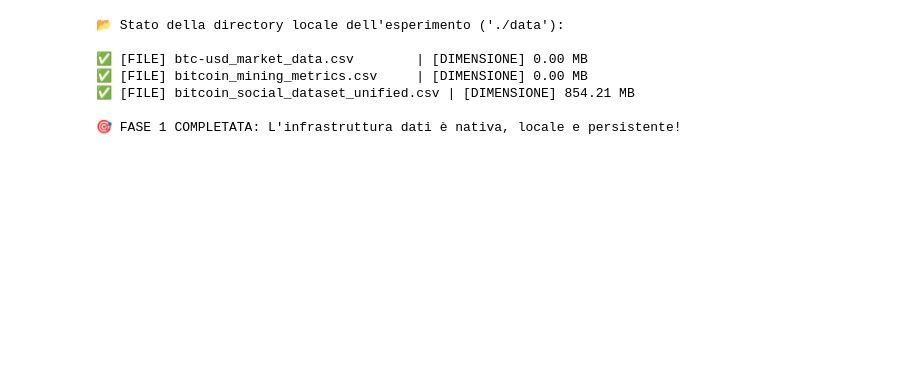
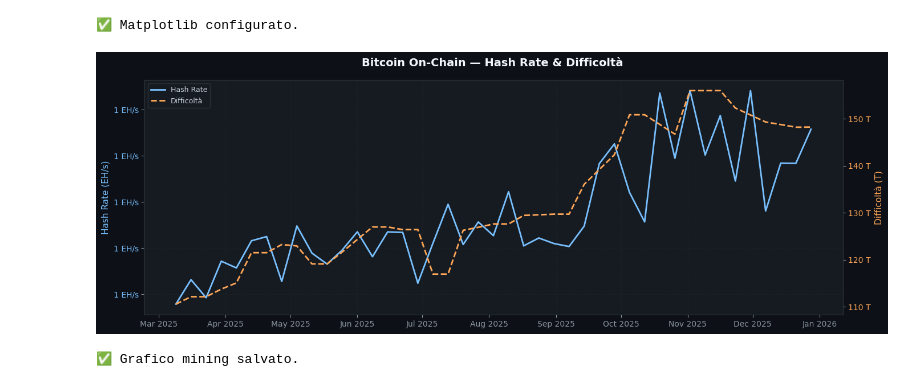
Before and after one commit to amerigovegliante/snap, a Jupyter notebook: tests.ipynb, the cells around one changed output. Drawn from its saved outputs; the diff is of its cells as text; code cells hidden in the pictures; blank space fills up the shorter version.

```diff
--- a/tests.ipynb
+++ b/tests.ipynb
@@ -141,17 +74,63 @@ plt.show()
-# %%
-print("Stato della directory locale dell'esperimento ('./data'):\n")
-
-file_generati = os.listdir("./data")
-for file in file_generati:
-    peso_mb = os.path.getsize(f"./data/{file}") / (1024 * 1024)
-    print(f"[FILE] {file:<30} | [DIMENSIONE] {peso_mb:.2f} MB")
-
-print("\n🎯 FASE 1 COMPLETATA: L'infrastruttura dati è nativa, locale e persistente!")
-# %% [output]
-📂 Stato della directory locale dell'esperimento ('./data'):
-
-✅ [FILE] btc-usd_market_data.csv        | [DIMENSIONE] 0.00 MB
-✅ [FILE] bitcoin_mining_metrics.csv     | [DIMENSIONE] 0.00 MB
-✅ [FILE] bitcoin_social_dataset_unified.csv | [DIMENSIONE] 854.21 MB
-
-🎯 FASE 1 COMPLETATA: L'infrastruttura dati è nativa, locale e persistente!
+# %%
+df_mining = ingestor.fetch_mining_metrics()
+df_energy = ingestor.fetch_energy_cost(df_mining=df_mining)
+# %%
+import matplotlib.pyplot as plt
+import matplotlib.dates as mdates
+import matplotlib.gridspec as gridspec
+
+plt.rcParams.update({
+    'figure.facecolor': '#0d1117',
+    'axes.facecolor': '#161b22',
+    'axes.edgecolor': '#30363d',
+    'axes.labelcolor': '#c9d1d9',
+    'xtick.color': '#8b949e',
+    'ytick.color': '#8b949e',
+    'text.color': '#c9d1d9',
+    'grid.color': '#21262d',
+    'grid.linestyle': '--',
+    'grid.alpha': 0.6,
+    'legend.facecolor': '#161b22',
+    'legend.edgecolor': '#30363d',
+})
+
+print('✅ Matplotlib configurato.')
+# %% [output]
+✅ Matplotlib configurato.
+# %%
+fig, ax1 = plt.subplots(figsize=(14, 5))
+fig.suptitle('Bitcoin On-Chain — Hash Rate & Difficoltà', fontsize=14, fontweight='bold', color='#f0f6fc')
+
+# Hash Rate (asse sinistro)
+color_hr = '#79c0ff'
+ax1.set_ylabel('Hash Rate (EH/s)', fontsize=11, color=color_hr)
+ax1.plot(df_mining.index, df_mining['hash_rate'] / 1e9,
+         color=color_hr, linewidth=2, label='Hash Rate')
+ax1.tick_params(axis='y', labelcolor=color_hr)
+ax1.yaxis.set_major_formatter(plt.FuncFormatter(lambda x, _: f'{x:.0f} EH/s'))
+
+# Difficoltà (asse destro)
+ax2 = ax1.twinx()
+color_diff = '#ffa657'
+ax2.set_ylabel('Difficoltà (T)', fontsize=11, color=color_diff)
+ax2.plot(df_mining.index, df_mining['difficulty'] / 1e12,
+         color=color_diff, linewidth=2, linestyle='--', label='Difficoltà')
+ax2.tick_params(axis='y', labelcolor=color_diff)
+ax2.yaxis.set_major_formatter(plt.FuncFormatter(lambda x, _: f'{x:.0f} T'))
+
+# Legenda combinata
+lines1, labels1 = ax1.get_legend_handles_labels()
+lines2, labels2 = ax2.get_legend_handles_labels()
+ax1.legend(lines1 + lines2, labels1 + labels2, loc='upper left', fontsize=9)
+
+ax1.xaxis.set_major_formatter(mdates.DateFormatter('%b %Y'))
+ax1.xaxis.set_major_locator(mdates.MonthLocator())
+ax1.grid(True)
+plt.xticks(rotation=30)
+plt.tight_layout()
+plt.savefig('./data/chart_mining.png', dpi=150, bbox_inches='tight')
+plt.show()
+print('✅ Grafico mining salvato.')
+# %% [output]
+[figure, added]
+✅ Grafico mining salvato.
```
Also changed, not shown: parts of 12 cells of this notebook, 3 other files.
